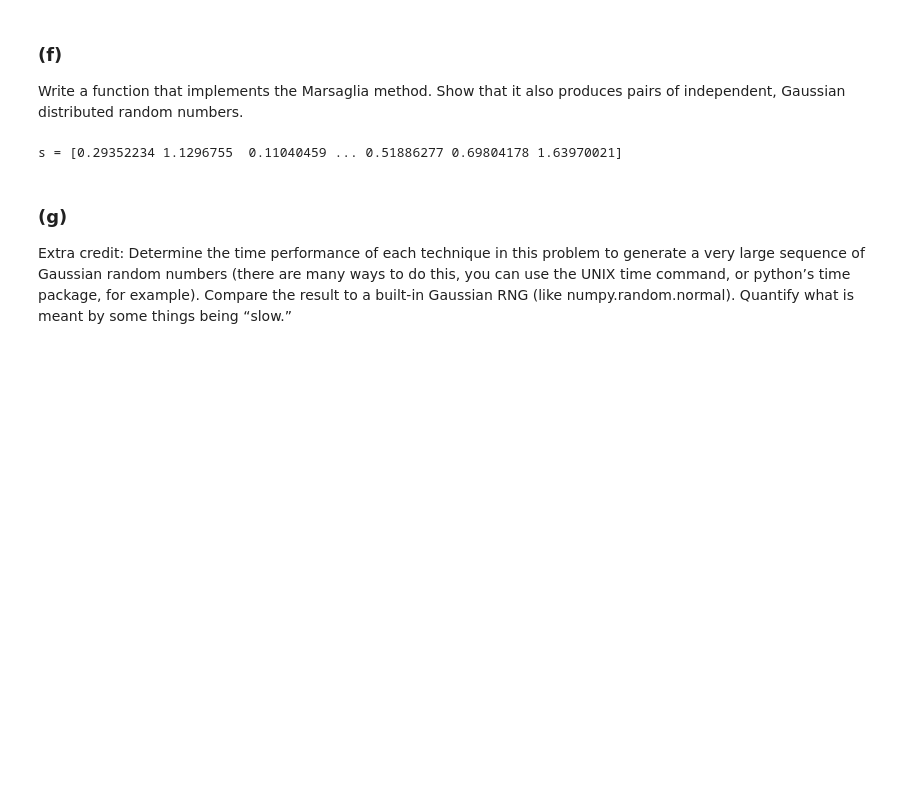
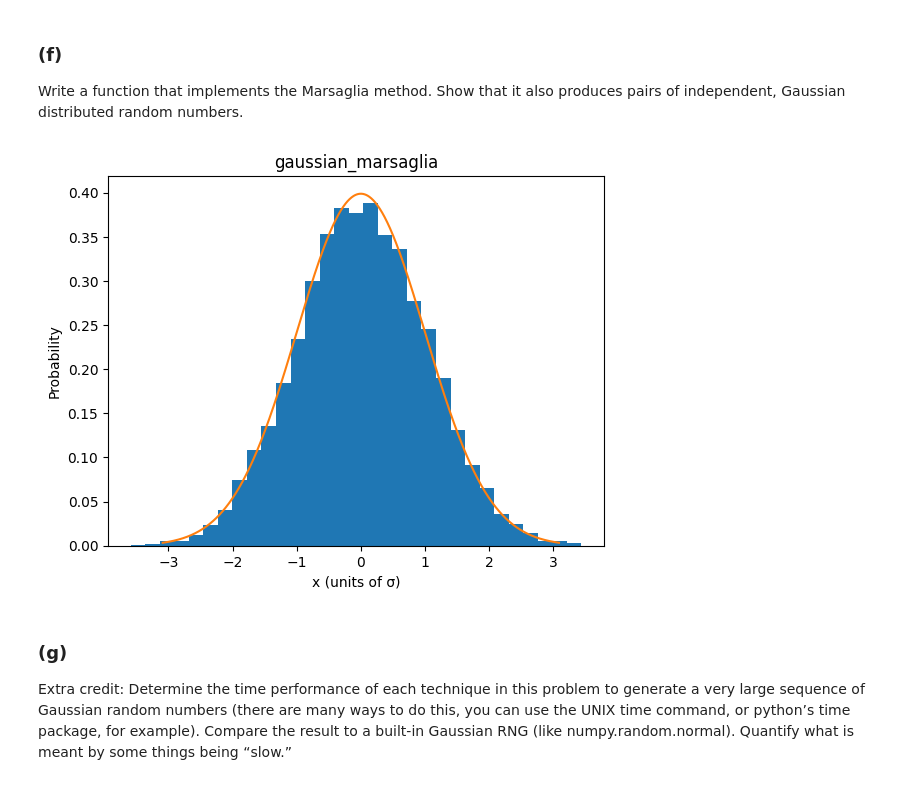
Before and after one commit to Andrew-Schwartz/PHYS403, a Jupyter notebook: hw/HW3_Andrew_Schwartz.ipynb, the cells around one changed output. Saved outputs shown, nothing was run; the diff lists cells and outputs as text; code cells hidden in the pictures; blank space fills up the shorter version.

```diff
--- a/hw/HW3_Andrew_Schwartz.ipynb
+++ b/hw/HW3_Andrew_Schwartz.ipynb
@@ -138,14 +143,38 @@ plt.show()
 
 Write a function that implements the Marsaglia method. Show that it also produces pairs of independent, Gaussian distributed random numbers.
 # %%
-def gen_marsaglia():
-    xy = np.random.uniform(-1, 1, (2, n))
+def gaussian_box_muller_fast():
+    θ = np.random.uniform(0, 2 * np.pi, n // 2)
+    u = np.random.uniform(size=n // 2)
+    r = np.sqrt(-2 * np.log(u))
+    x = r * np.cos(θ)
+    y = r * np.sin(θ)
+    return np.concatenate((x, y))
+
+
+def gaussian_marsaglia():
+    xy = np.random.uniform(-1, 1, (2, n // 2))
     s = np.sum(xy ** 2, axis=0)
     accept = s <= 1
-    print(f's = {s}')
-    # u, v =
+    xy = xy[:, accept]
+    s = s[accept]
+    r = np.sqrt(-2 * np.log(s) / s)
+    return np.reshape(r * xy, -1)
+    # return np.concatenate((x, y)) if concat else (x, y)
+
+
+plot(gaussian_marsaglia)
+
+# x, y = gaussian_marsaglia()
+# print(f'len(x) = {len(x)}')
+# fig, ax = plt.subplots(figsize=(4.8, 4.8))
+# ax.scatter(x, y, marker='.')
+# ax.set_xlabel("x")
+# ax.set_ylabel("y")
+# ax.set_title("x-y correlation")
+# plt.show()
 # %% [output]
-s = [0.29352234 1.1296755  0.11040459 ... 0.51886277 0.69804178 1.63970021]
+[figure, added]
 # %% [markdown]
 ### (g)
 
```
Also changed, not shown: parts of 7 cells of this notebook.
